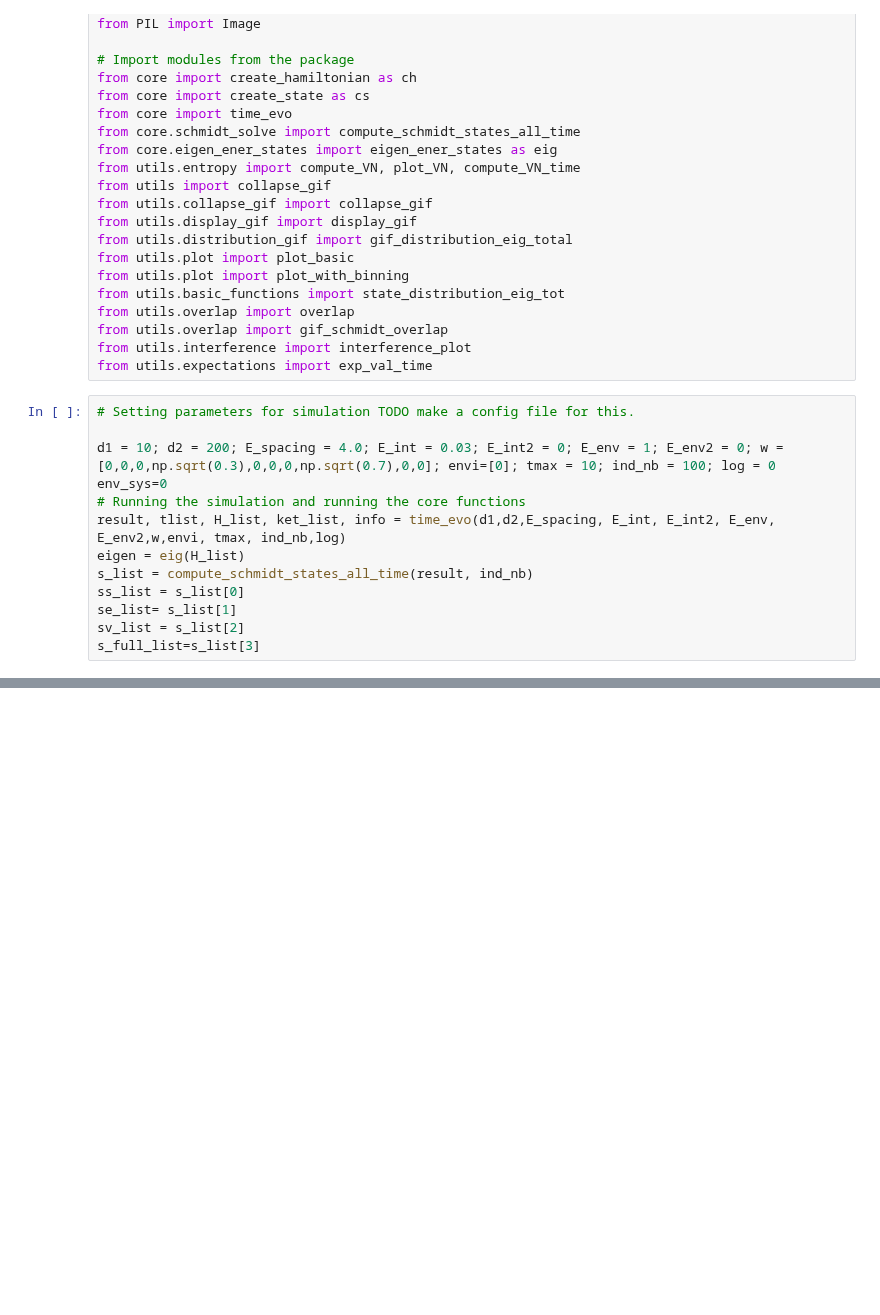
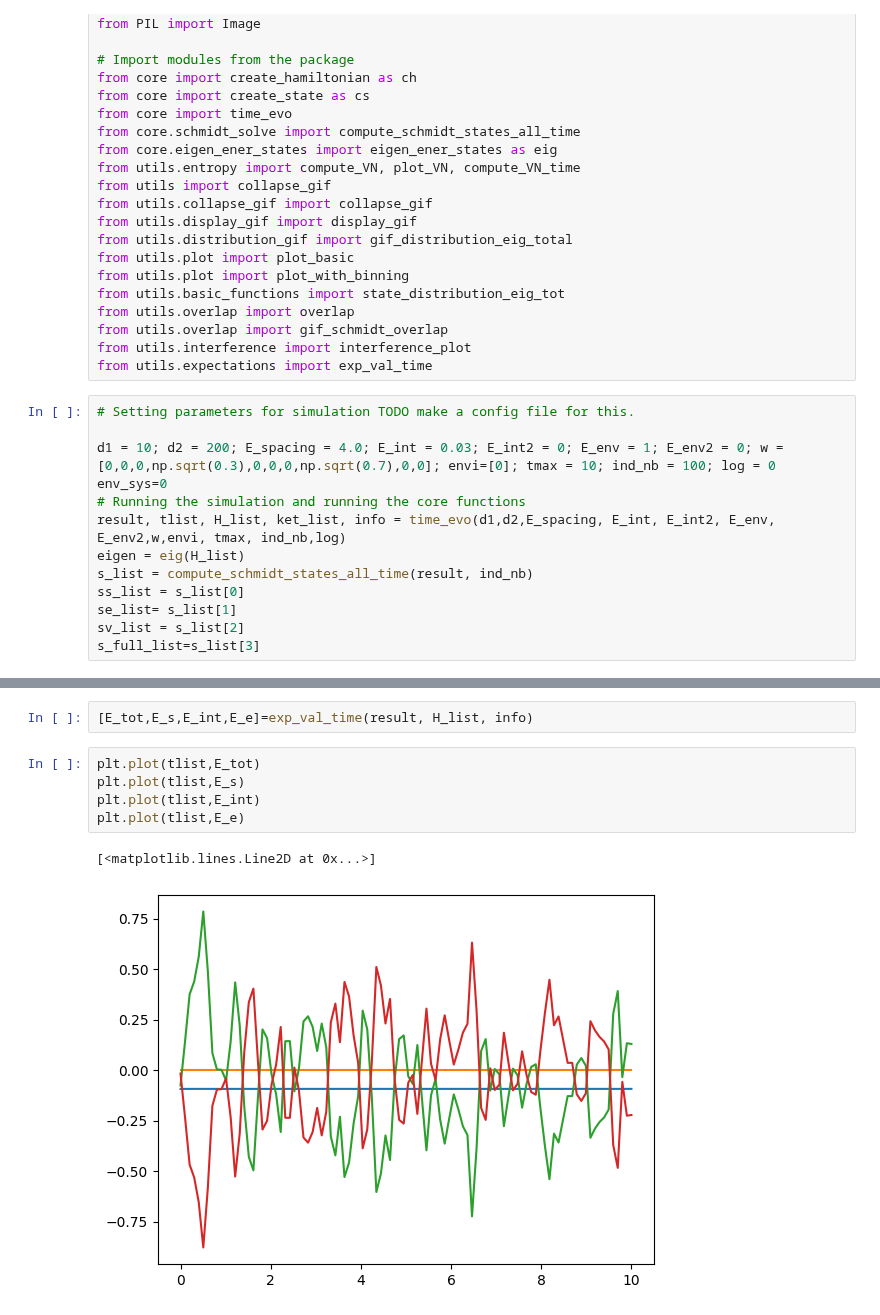
Before and after one commit to MarinAndreGirard/ACL, a Jupyter notebook: Working/thermalization.ipynb, the cells around one changed output, grey strips where cells are left out. Saved outputs shown, nothing was run; the diff lists cells and outputs as text; blank space fills up the shorter version.

```diff
--- a/Working/thermalization.ipynb
+++ b/Working/thermalization.ipynb
@@ -71,0 +58,10 @@ Qobj data =
+# %%
+[E_tot,E_s,E_int,E_e]=exp_val_time(result, H_list, info)
+# %%
+plt.plot(tlist,E_tot)
+plt.plot(tlist,E_s)
+plt.plot(tlist,E_int)
+plt.plot(tlist,E_e)
+# %% [output]
+[<matplotlib.lines.Line2D at 0x...>]
+[figure, added]
```
Also changed, not shown: parts of 1 cell of this notebook, 4 other files.
